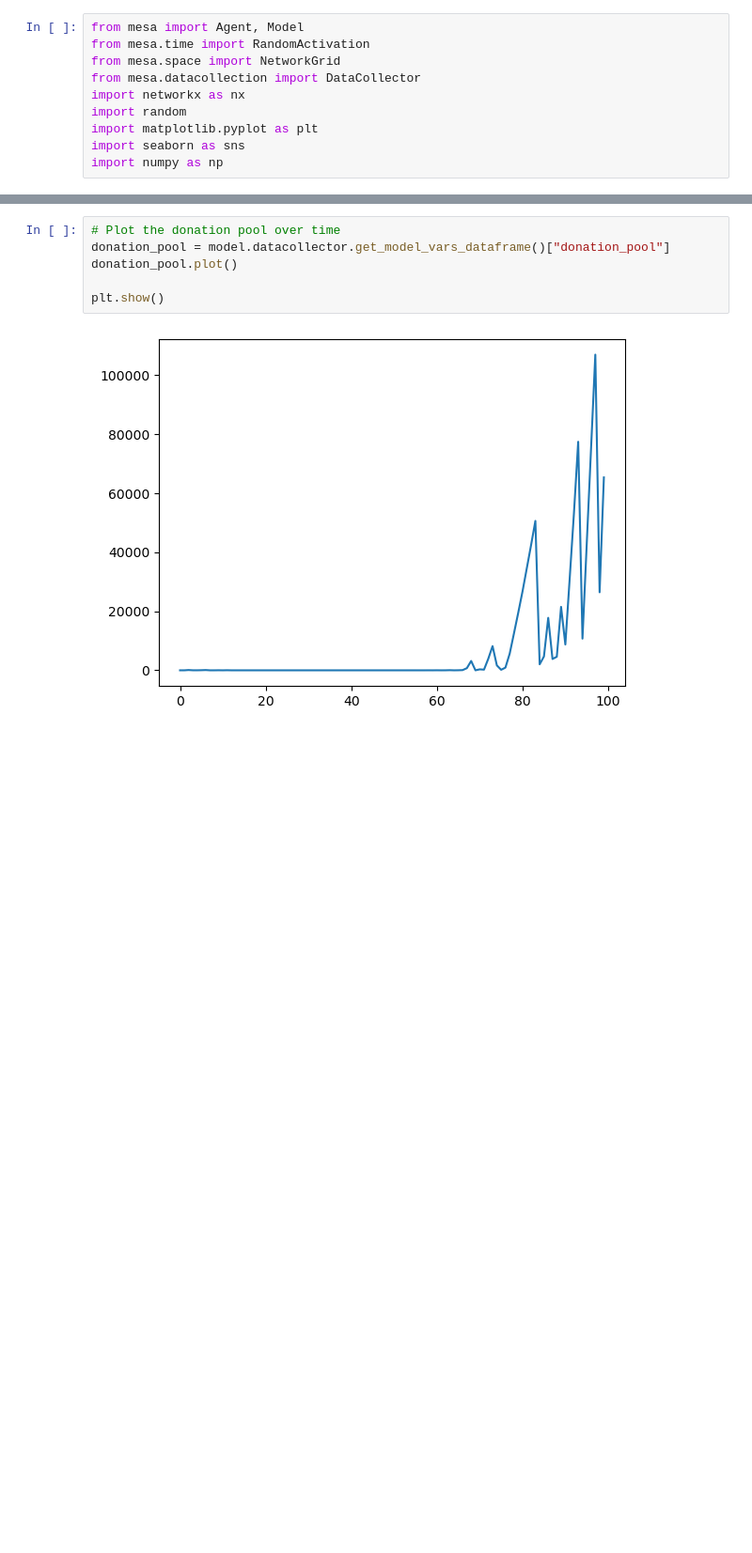
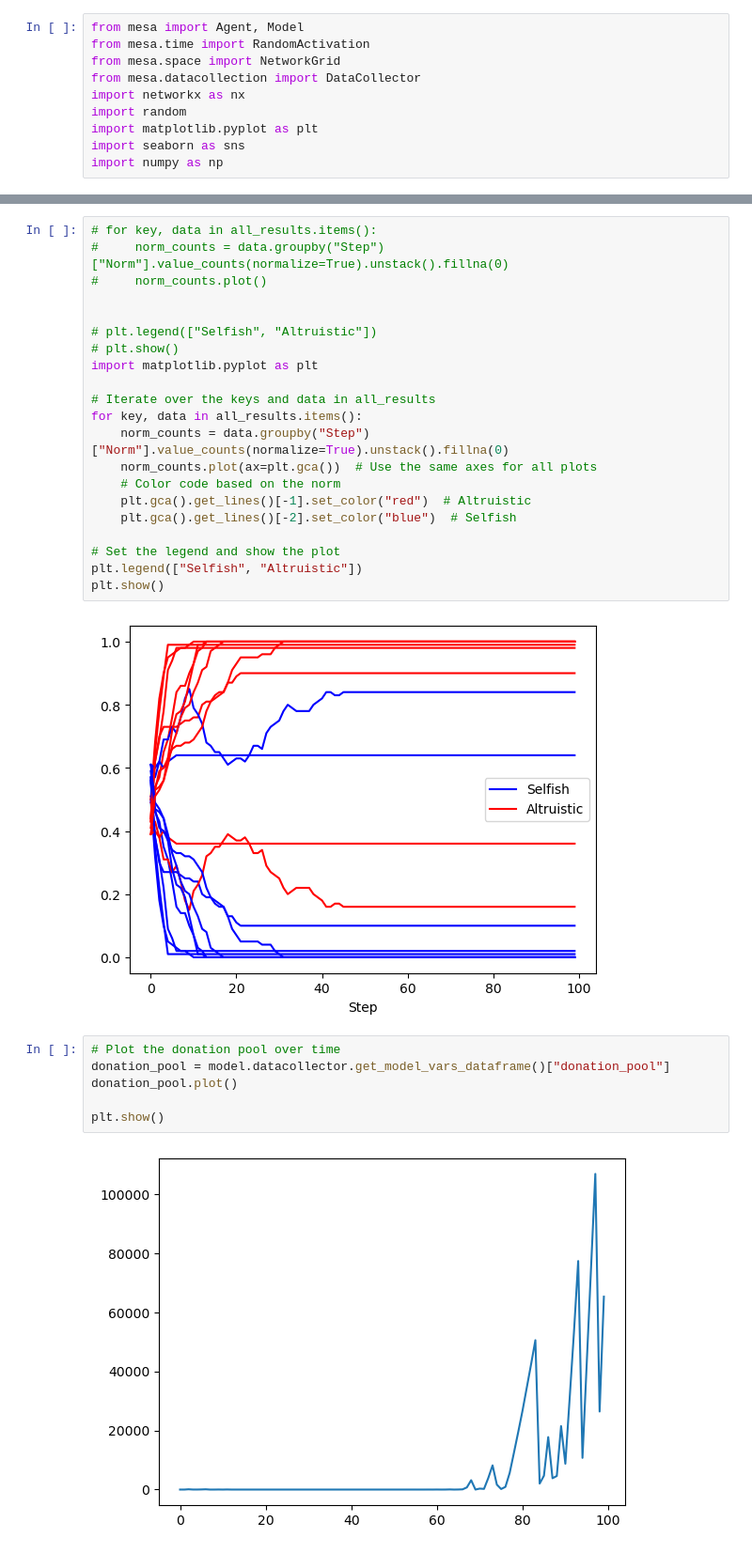
Before and after one commit to pollockDeVis/sfi_hw_normal_change, a Jupyter notebook: combined_model.ipynb, the cells around one changed output, grey strips where cells are left out. Shown at 94% size. Saved outputs shown, nothing was run; the diff lists cells and outputs as text; blank space fills up the shorter version.

```diff
--- a/combined_model.ipynb
+++ b/combined_model.ipynb
@@ -319,3 +370,26 @@ plt.show()
+# %%
+# for key, data in all_results.items():
+#     norm_counts = data.groupby("Step")["Norm"].value_counts(normalize=True).unstack().fillna(0)
+#     norm_counts.plot()
+
+
+# plt.legend(["Selfish", "Altruistic"])
+# plt.show()
+import matplotlib.pyplot as plt
+
+# Iterate over the keys and data in all_results
+for key, data in all_results.items():
+    norm_counts = data.groupby("Step")["Norm"].value_counts(normalize=True).unstack().fillna(0)
+    norm_counts.plot(ax=plt.gca())  # Use the same axes for all plots
+    # Color code based on the norm
+    plt.gca().get_lines()[-1].set_color("red")  # Altruistic
+    plt.gca().get_lines()[-2].set_color("blue")  # Selfish
+
+# Set the legend and show the plot
+plt.legend(["Selfish", "Altruistic"])
+plt.show()
+# %% [output]
+[figure, added]
 # %%
 # Plot the donation pool over time
 donation_pool = model.datacollector.get_model_vars_dataframe()["donation_pool"]
```
Also changed, not shown: parts of 5 cells of this notebook, 1 other file.
